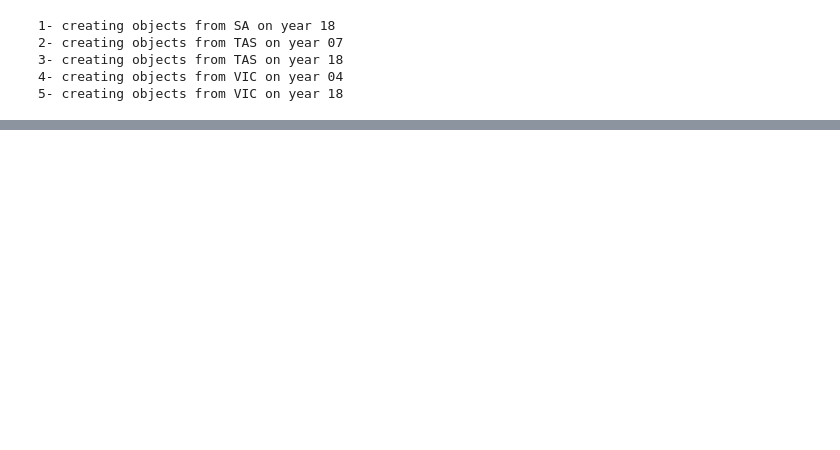
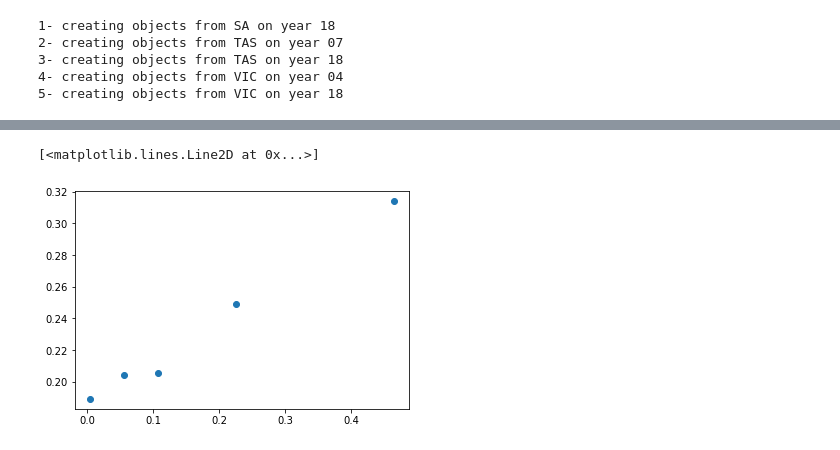
Before and after one commit to ahmedrebei/ADTL, a Jupyter notebook: experiment_2/experiement2.ipynb, the cells around one changed output, grey strips where cells are left out. Saved outputs shown, nothing was run; the diff lists cells and outputs as text; code cells hidden in the pictures; blank space fills up the shorter version.

```diff
--- a/experiment_2/experiement2.ipynb
+++ b/experiment_2/experiement2.ipynb
@@ -127,0 +185,6 @@ PearsonRResult(statistic=0.8407945320950223, pvalue=0.07440767546229489)
+# %%
+i=2
+plt.plot(experiment_iteration_result[i][0], experiment_iteration_result[i][1], 'o')
+# %% [output]
+[<matplotlib.lines.Line2D at 0x...>]
+[figure, added]
```
Also changed, not shown: parts of 9 cells of this notebook.
